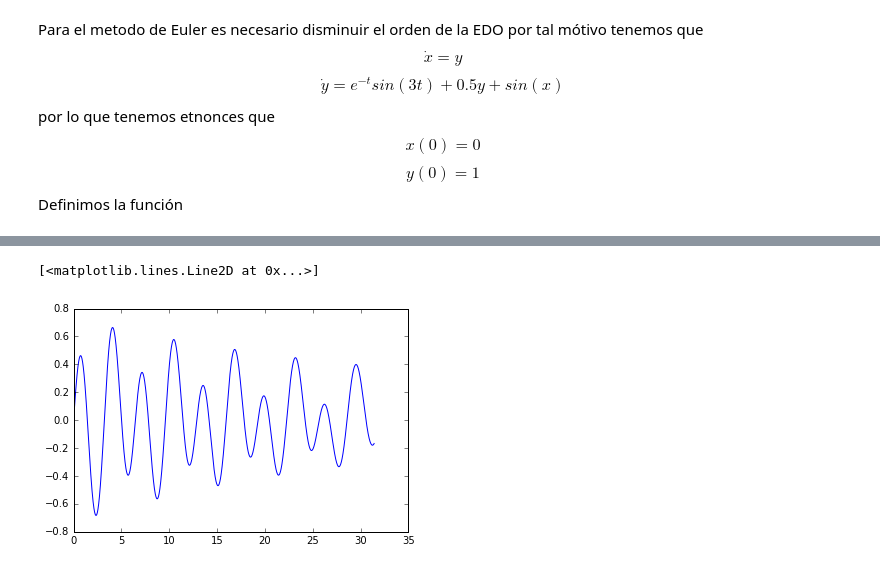
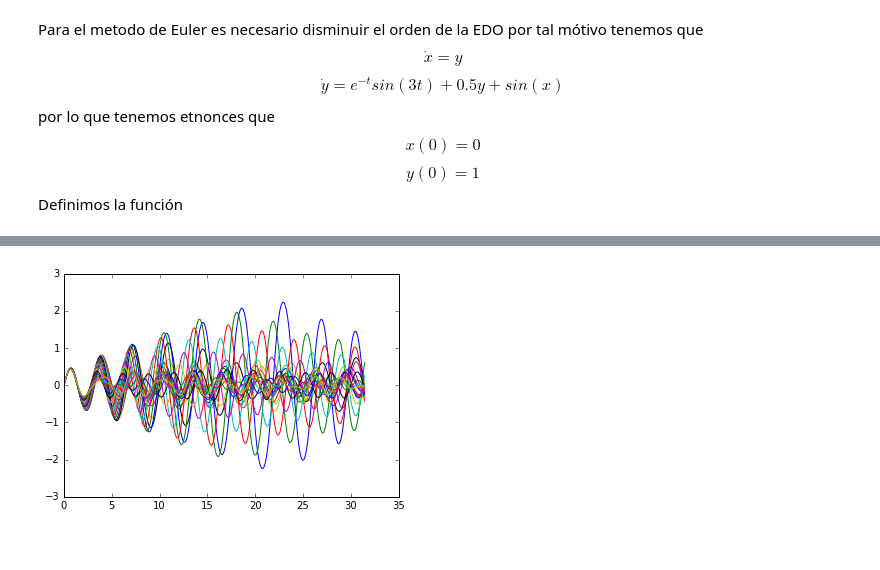
Before and after one commit to jatib/integradores, a Jupyter notebook: Tarea/Tarea 1.ipynb, the cells around one changed output, grey strips where cells are left out. Drawn from its saved outputs; the diff is of its cells as text; code cells hidden in the pictures.

```diff
--- a/Tarea/Tarea 1.ipynb
+++ b/Tarea/Tarea 1.ipynb
@@ -56,17 +96,12 @@ def taylor2(funcion, d_funcion, p_ini, x, h=0.1):
 # %%
-def f(t,omega=1):
-    return sin(omega*t)
-
 def funcion3(x,t,ommega=1):
     y1 = x[1]
     y2 = -0.5*sin(ommega*t) - 4*sin(x[0]) -(0.1*x[1])
     return array ([y1,y2])
+k = 1
+while k <= 3:
+    tiempos_euler, solucion_euler = euler(funcion3, array([0.0, 1.0]), [0, 10*pi],0.01,k)
+    plot(tiempos_euler, solucion_euler[:,0], label="Euler")
+    k = k + .1
+# %% [output]
+[figure, added]
-# %%
-k = 1
-while k <= 3:
-
-    tiempos_euler, solucion_euler = euler(funcion3, array([0.0, 1.0]), [0, 10*pi])
-    plot(tiempos_euler, solucion_euler[:,0], label="Euler")
-# %% [output]
-[<matplotlib.lines.Line2D at 0x...>]
-[figure, removed]
```
Also changed, not shown: parts of 11 cells of this notebook.
